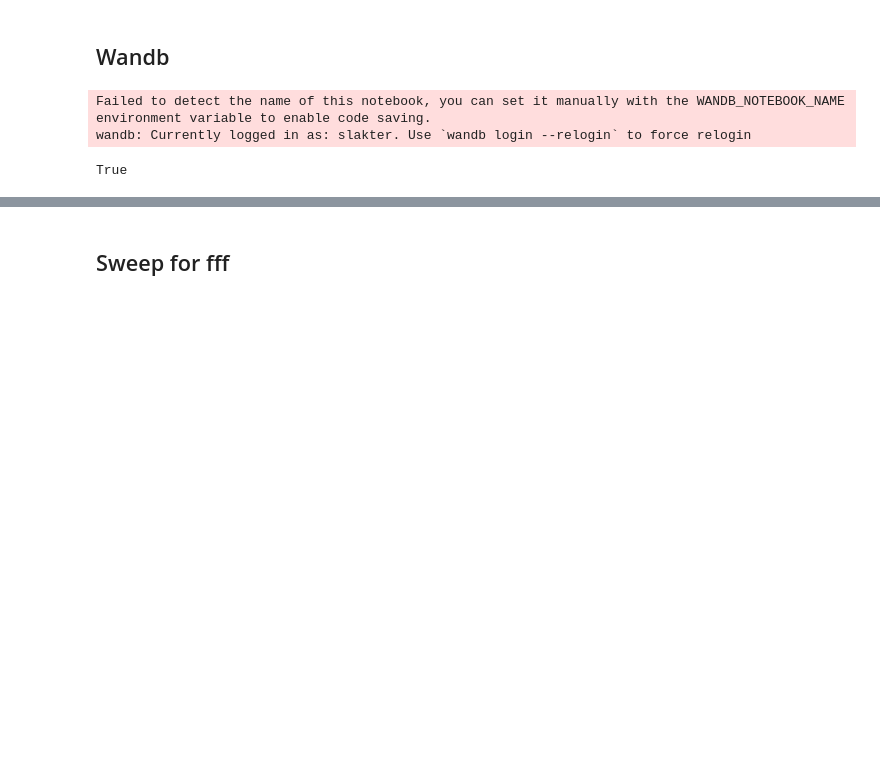
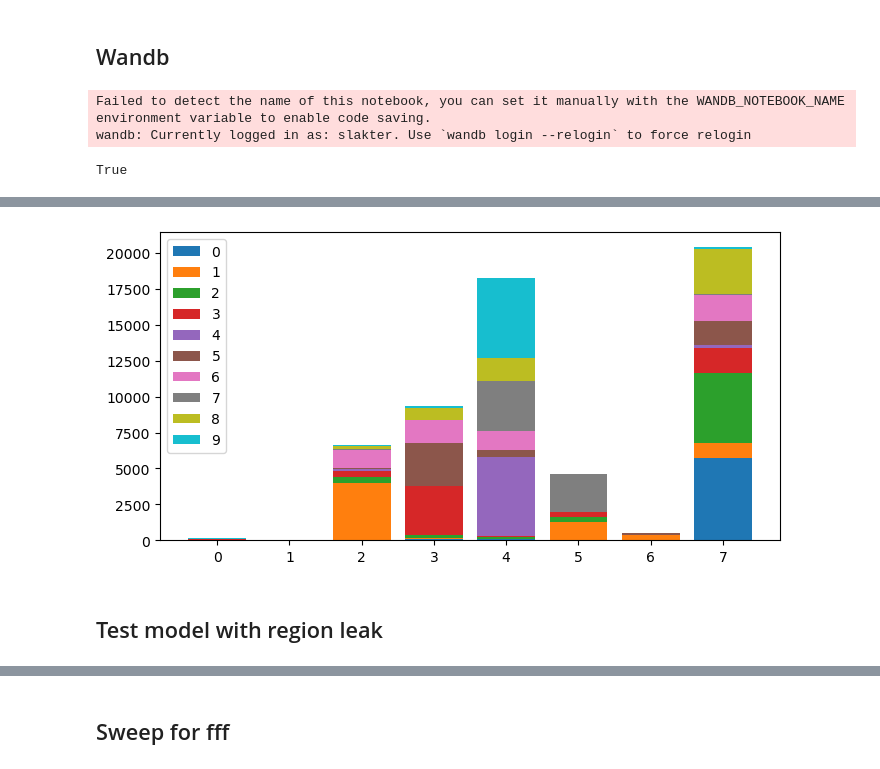
Before and after one commit to ssslakter/FastFF, a Jupyter notebook: nbs/02_performance.ipynb, the cells around one changed output, grey strips where cells are left out. Drawn from its saved outputs; the diff is of its cells as text; code cells hidden in the pictures; blank space fills up the shorter version.

```diff
--- a/nbs/02_performance.ipynb
+++ b/nbs/02_performance.ipynb
@@ -221,10 +51,0 @@ cb.show(model[2], lambda x: x.abs().mean(dim=(1,2))[:,None],axes[1])
-# %%
-#|hide
-#|eval: false
-h = 32
-d = 3
-bs = 512
-
-model_fff = fff.FFF(28*28, h, 10, d, activation=nn.ReLU(), region_leak=0.0)
-cbs = [FFFLeavesDistCB('leaves', False), GetGradCB([model_fff.node_weights, model_fff.w1s, model_fff.w2s])]
-train_mnist(model_fff, bs, cbs=cbs)
@@ -307,0 +261,8 @@ fig.legend(handles, labels)
+# %%
+#|eval: false
+ax = subplots(figsize=(8,4))[1][0]
+cbs[0].show(-1, ax=ax)
+# %% [output]
+[figure, added]
+# %% [markdown]
+## Test model with region leak
```
Also changed, not shown: parts of 52 cells of this notebook, 12 other files.
